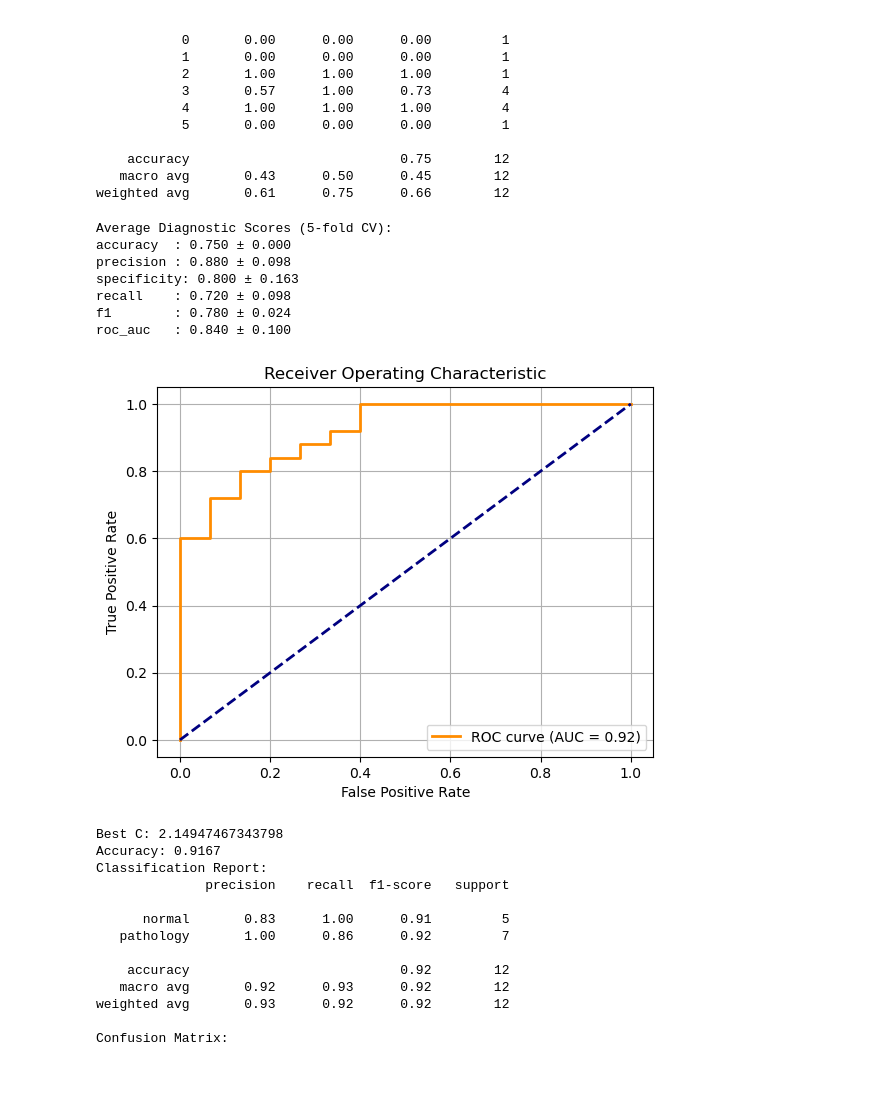
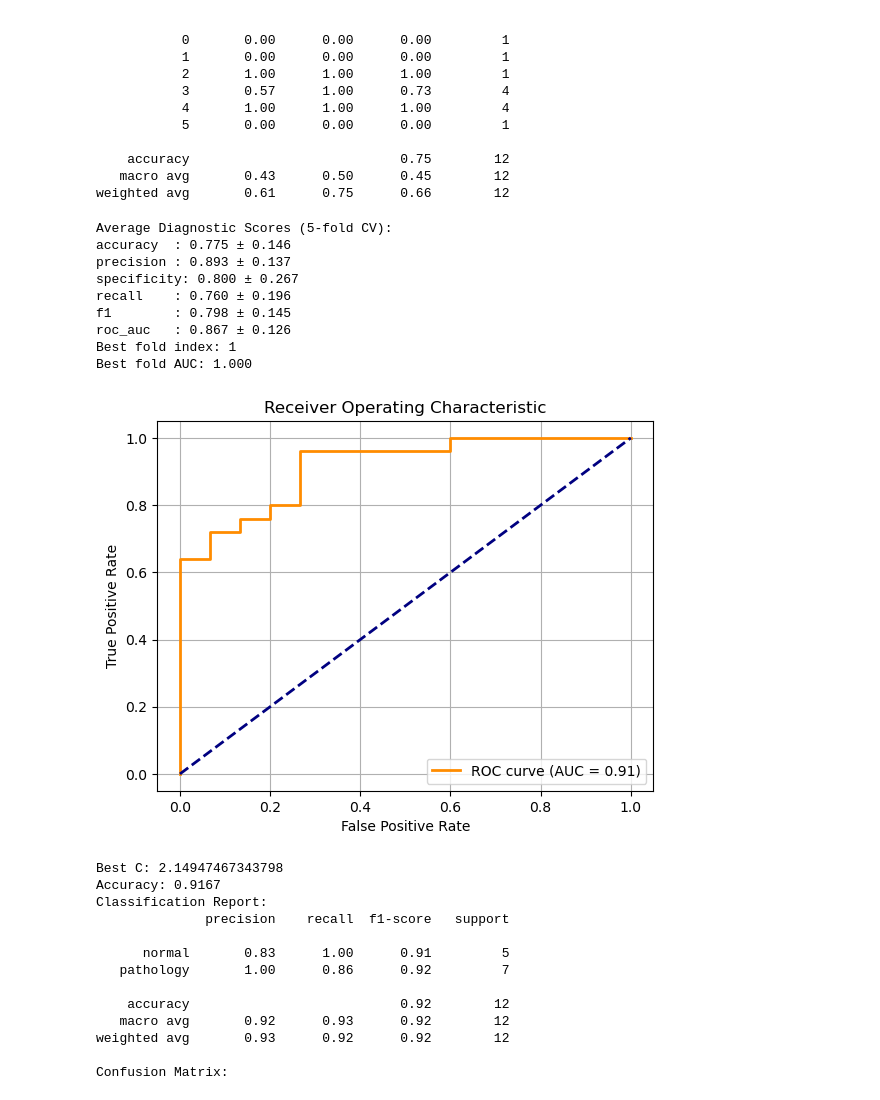
Before and after one commit to mpf0909/pathology_part_II_project, a Jupyter notebook: hovernet/hovernet-conic/inference-results/final-test-inference/analyse_summary.ipynb, the cells around one changed output. Saved outputs shown, nothing was run; the diff lists cells and outputs as text; code cells hidden in the pictures.

```diff
--- a/hovernet/hovernet-conic/inference-results/final-test-inference/analyse_summary.ipynb
+++ b/hovernet/hovernet-conic/inference-results/final-test-inference/analyse_summary.ipynb
@@ -209,0 +300,7 @@ plot_data(data, MODEL)
+# %%
+### p-values from tukey-hsd
+
+# convert each df with tukey_df dictionary to dataframe
+for metric in tukey_df.keys():
+    df = tukey_df[metric]
+    print(df.head())
@@ -220,7 +883,7 @@ df = pd.read_csv(f"summary_{MODEL}_density_diagnosis.csv")
 if MODEL == "lizard":
     features = ["total_cell_density", "neutrophil_density", "epithelial_density", "lymphocyte_density", "plasma_density", "eosinophil_density", "connective_density"]
 else:
-    features = ["pos_nuc_density", "neg_nuc_density", "total_nuc_density"]
+    features = ["total_cell_density", "pos_cell_density", "neg_cell_density"]
 target = "diagnosis"
 
 X = df[features]
@@ -272,15 +935,14 @@ from sklearn.preprocessing import StandardScaler
 from sklearn.linear_model import LogisticRegressionCV
 from sklearn.pipeline import make_pipeline
 from sklearn.model_selection import StratifiedKFold, cross_validate
-from sklearn.metrics import (
-    make_scorer, accuracy_score, precision_score, recall_score,
-    f1_score, roc_auc_score, roc_curve, auc, confusion_matrix
-)
+from sklearn.metrics import make_scorer, accuracy_score, precision_score, recall_score, f1_score, roc_auc_score, roc_curve, auc, confusion_matrix
 
 MODEL = "lizard"
+df = pd.read_csv(f"summary_{MODEL}_density_diagnosis.csv")
 
-# Load the dataset
-df = pd.read_csv(f"summary_{MODEL}_density_diagnosis.csv")
+def specificity_score(y_true, y_pred):
+    tn, fp, fn, tp = confusion_matrix(y_true, y_pred).ravel()
+    return tn / (tn + fp)
 
 # Select features based on model type
 if MODEL == "lizard":
@@ -301,17 +963,13 @@ pipeline = make_pipeline(
         random_state=42,
         max_iter=1000,
         Cs=1000,
-        cv=2,  # Inner CV for hyperparameter tuning
+        cv=5,  # Inner CV for hyperparameter tuning
         scoring='roc_auc'
     )
 )
 
 # Define cross-validation strategy and metrics
 cv = StratifiedKFold(n_splits=5, shuffle=True, random_state=42)
-
-def specificity_score(y_true, y_pred):
-    tn, fp, fn, tp = confusion_matrix(y_true, y_pred).ravel()
-    return tn / (tn + fp)
 
 scoring = {
     'accuracy': make_scorer(accuracy_score),
@@ -328,42 +986,44 @@ scores = cross_validate(pipeline, X, y, cv=cv, scoring=scoring, return_estimator
 # Report average scores
 print("Average Diagnostic Scores (5-fold CV):")
 for metric in scoring.keys():
     mean = scores[f'test_{metric}'].mean()
     std = scores[f'test_{metric}'].std()
     print(f"{metric:10s}: {mean:.3f} ± {std:.3f}")
 
 # Plot ROC Curve from one of the folds (e.g., best-performing fold)
 # Find the estimator with the highest AUC
 best_idx = np.argmax(scores['test_roc_auc'])
-print(f"Best fold index: {best_idx}"
+print(f"Best fold index: {best_idx}")
+print(f"Best fold AUC: {scores['test_roc_auc'][best_idx]:.3f}")
 best_estimator = scores['estimator'][best_idx]
-
 
 # Get probability predictions and true labels from that fold
 X_scaled = StandardScaler().fit_transform(X)
 y_prob = best_estimator.predict_proba(X_scaled)[:, 1]
 fpr, tpr, _ = roc_curve(y, y_prob)
 roc_auc = auc(fpr, tpr)
 
 # Plot
 plt.figure()
 plt.plot(fpr, tpr, color='darkorange', lw=2, label=f"ROC curve (AUC = {roc_auc:.2f})")
 plt.plot([0, 1], [0, 1], color='navy', lw=2, linestyle='--')
 plt.xlabel("False Positive Rate")
 plt.ylabel("True Positive Rate")
 plt.title("Receiver Operating Characteristic")
 plt.legend(loc="lower right")
 plt.grid(True)
 plt.show()
 # %% [output]
 Average Diagnostic Scores (5-fold CV):
-accuracy  : 0.750 ± 0.000
-precision : 0.880 ± 0.098
-specificity: 0.800 ± 0.163
-recall    : 0.720 ± 0.098
-f1        : 0.780 ± 0.024
-roc_auc   : 0.840 ± 0.100
+accuracy  : 0.775 ± 0.146
+precision : 0.893 ± 0.137
+specificity: 0.800 ± 0.267
+recall    : 0.760 ± 0.196
+f1        : 0.798 ± 0.145
+roc_auc   : 0.867 ± 0.126
+Best fold index: 1
+Best fold AUC: 1.000
-[figure, old version]
+[figure, new version]
 # %%
 import pandas as pd
 from sklearn.model_selection import train_test_split
```
Also changed, not shown: parts of 14 cells of this notebook, 1 other file.
